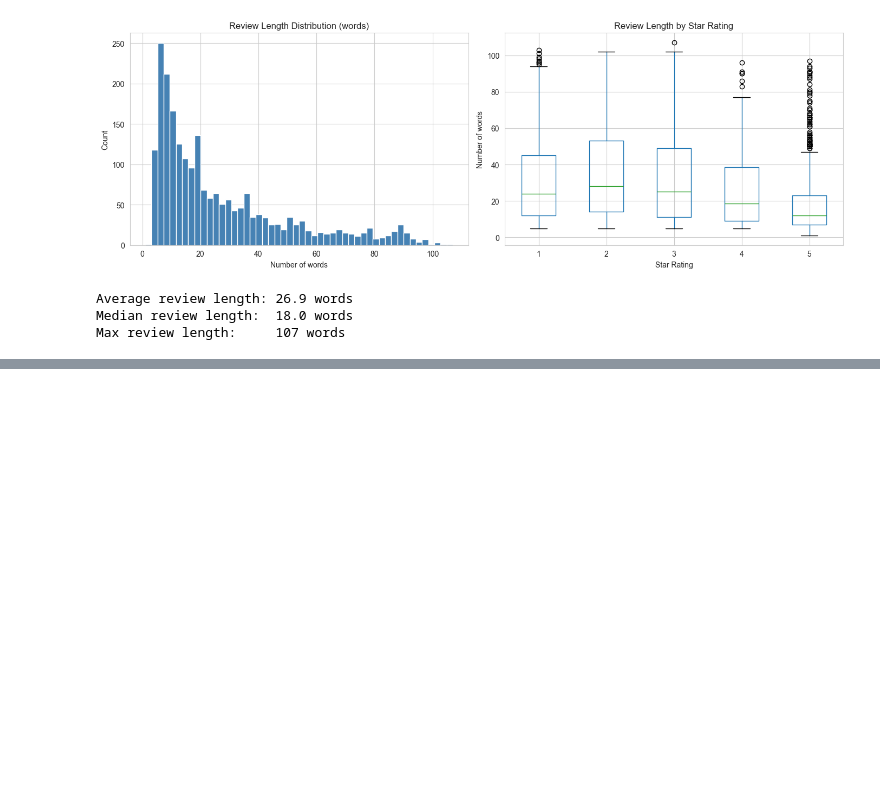
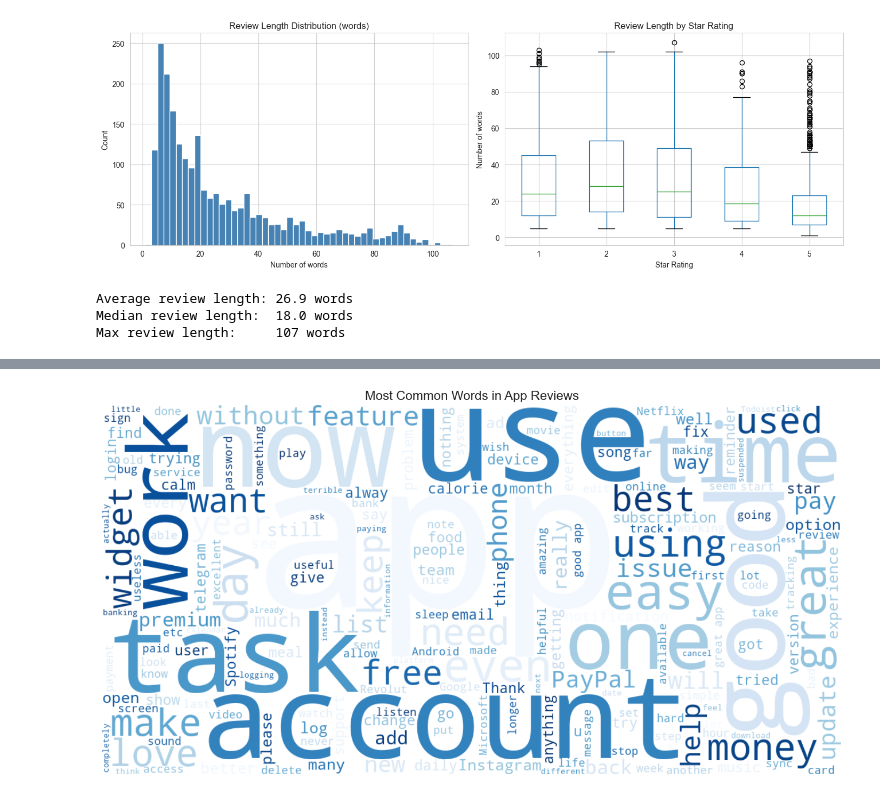
Before and after one commit to rohit913/mobile_app_review_classifier, a Jupyter notebook: Note book/02_eda.ipynb, the cells around one changed output, grey strips where cells are left out. Saved outputs shown, nothing was run; the diff lists cells and outputs as text; code cells hidden in the pictures; blank space fills up the shorter version.

```diff
--- a/Note book/02_eda.ipynb
+++ b/Note book/02_eda.ipynb
@@ -86,0 +112,19 @@ Max review length:     107 words
+# %%
+all_text = ' '.join(df['review_text'].tolist())
+
+wc = WordCloud(
+    width=1200, height=600,
+    background_color='white',
+    max_words=200,
+    colormap='Blues'
+).generate(all_text)
+
+plt.figure(figsize=(14, 7))
+plt.imshow(wc, interpolation='bilinear')
+plt.axis('off')
+plt.title('Most Common Words in App Reviews', fontsize=16)
+plt.tight_layout()
+plt.savefig('../reports/wordcloud_all.png', dpi=150, bbox_inches='tight')
+plt.show()
+# %% [output]
+[figure, added]
```
Also changed, not shown: parts of 3 cells of this notebook, 3 other files.
